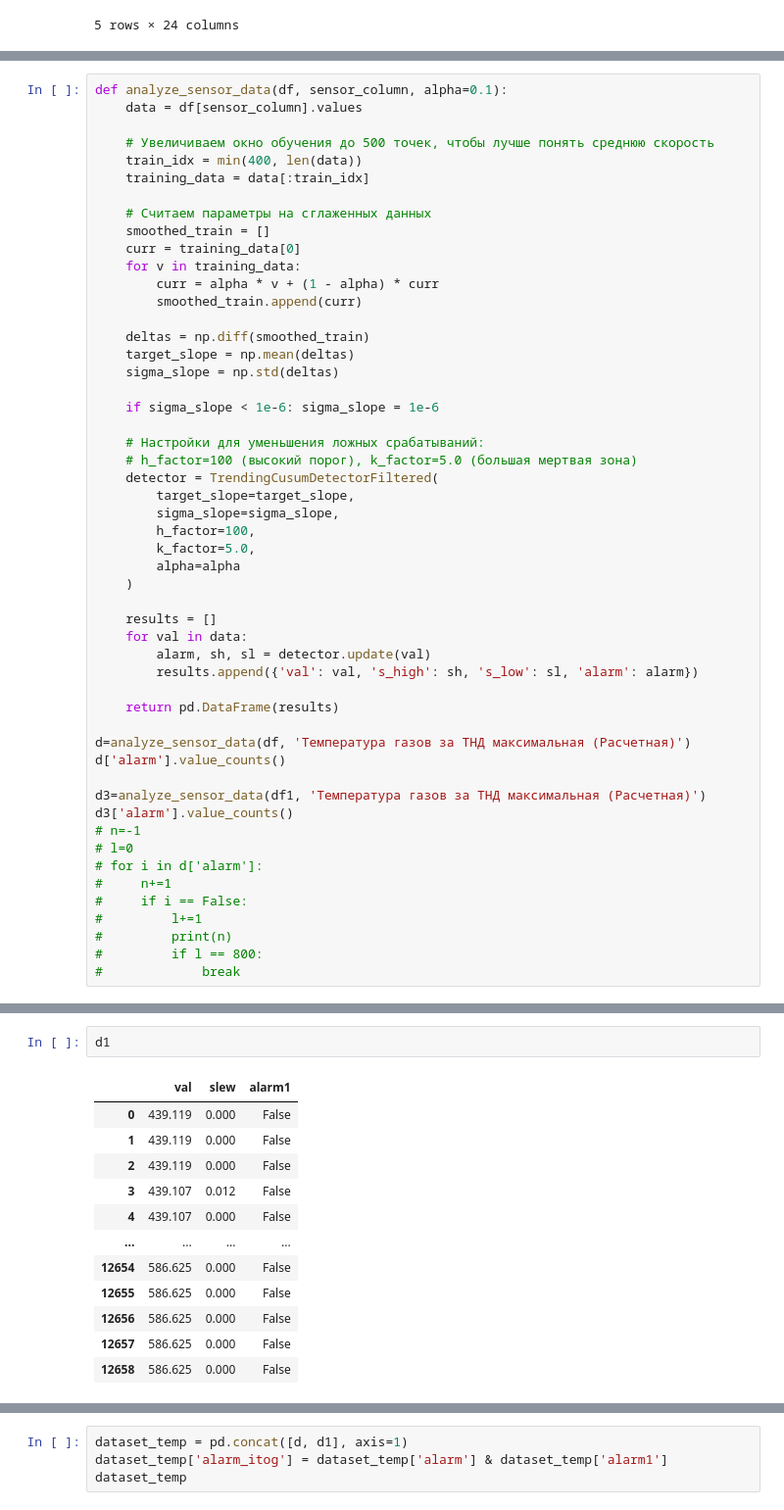
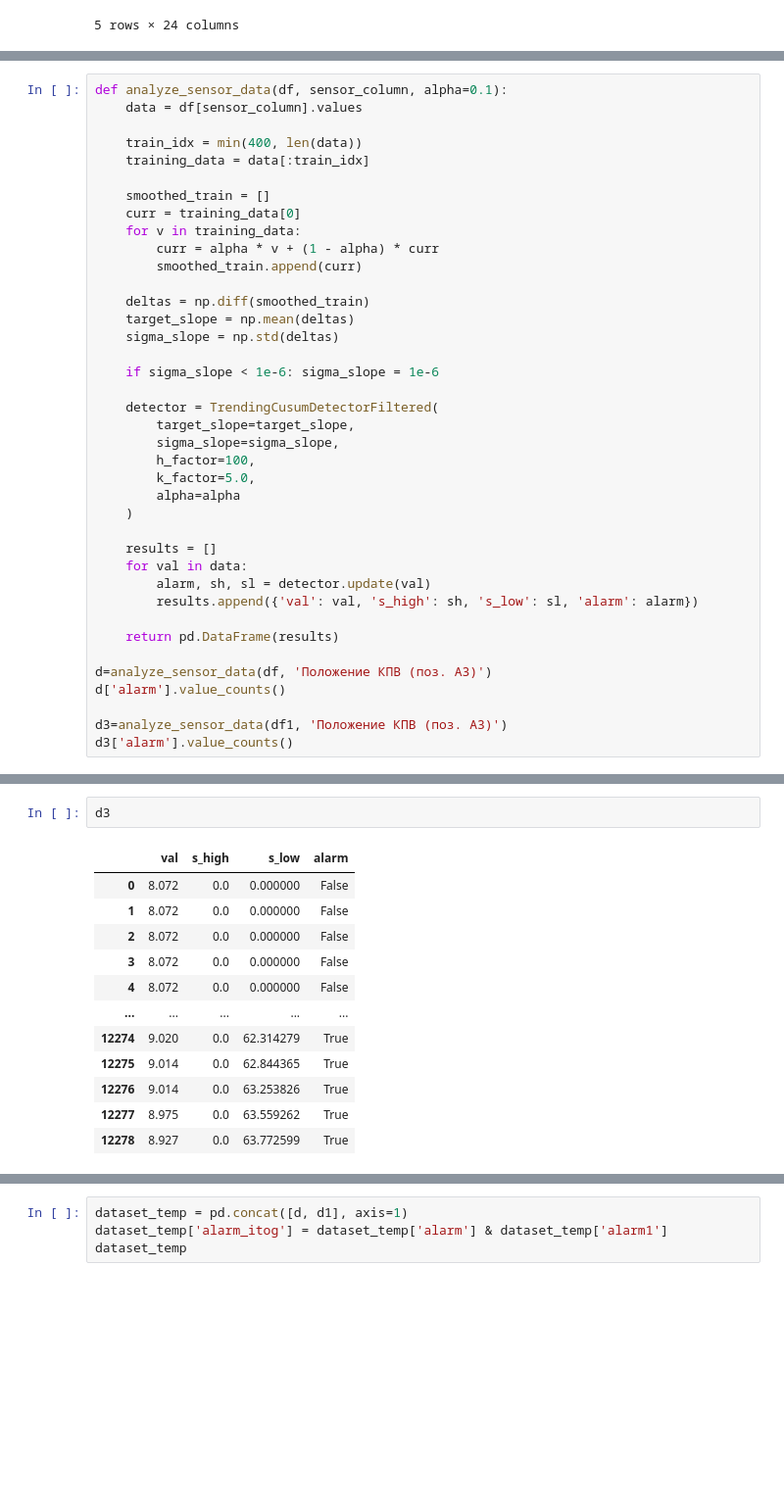
Before and after one commit to BogdanPustovalov/gazpromhacktask3, a Jupyter notebook: test.ipynb, the cells around one changed output, grey strips where cells are left out. Shown at 98% size. Cells and saved outputs as stored; diff of their text form; blank space fills up the shorter version.

```diff
--- a/test.ipynb
+++ b/test.ipynb
@@ -366,11 +194,9 @@ def accelerate(df, column):
 def analyze_sensor_data(df, sensor_column, alpha=0.1):
     data = df[sensor_column].values
 
-    # Увеличиваем окно обучения до 500 точек, чтобы лучше понять среднюю скорость
     train_idx = min(400, len(data))
     training_data = data[:train_idx]
 
-    # Считаем параметры на сглаженных данных
     smoothed_train = []
     curr = training_data[0]
     for v in training_data:
@@ -383,8 +209,6 @@ def analyze_sensor_data(df, sensor_column, alpha=0.1):
 
     if sigma_slope < 1e-6: sigma_slope = 1e-6
 
-    # Настройки для уменьшения ложных срабатываний:
-    # h_factor=100 (высокий порог), k_factor=5.0 (большая мертвая зона)
     detector = TrendingCusumDetectorFiltered(
         target_slope=target_slope,
         sigma_slope=sigma_slope,
@@ -400,19 +224,10 @@ def analyze_sensor_data(df, sensor_column, alpha=0.1):
 
     return pd.DataFrame(results)
 
-d=analyze_sensor_data(df, 'Температура газов за ТНД максимальная (Расчетная)')
+d=analyze_sensor_data(df, 'Положение КПВ (поз. A3)')
 d['alarm'].value_counts()
 
-d3=analyze_sensor_data(df1, 'Температура газов за ТНД максимальная (Расчетная)')
+d3=analyze_sensor_data(df1, 'Положение КПВ (поз. A3)')
 d3['alarm'].value_counts()
-# n=-1
-# l=0
-# for i in d['alarm']:
-#     n+=1
-#     if i == False:
-#         l+=1
-#         print(n)
-#         if l == 800:
-#             break
 # %% [output]
 alarm
@@ -620,15 +300,15 @@ d
 # %%
-d1
+d3
 # %% [output]
-|  | val | slew | alarm1 |
-| 0 | 439.119 | 0.000 | False |
-| 1 | 439.119 | 0.000 | False |
-| 2 | 439.119 | 0.000 | False |
-| 3 | 439.107 | 0.012 | False |
-| 4 | 439.107 | 0.000 | False |
-| ... | ... | ... | ... |
-| 12654 | 586.625 | 0.000 | False |
-| 12655 | 586.625 | 0.000 | False |
-| 12656 | 586.625 | 0.000 | False |
-| 12657 | 586.625 | 0.000 | False |
-| 12658 | 586.625 | 0.000 | False |
+|  | val | s_high | s_low | alarm |
+| 0 | 8.072 | 0.0 | 0.000000 | False |
+| 1 | 8.072 | 0.0 | 0.000000 | False |
+| 2 | 8.072 | 0.0 | 0.000000 | False |
+| 3 | 8.072 | 0.0 | 0.000000 | False |
+| 4 | 8.072 | 0.0 | 0.000000 | False |
+| ... | ... | ... | ... | ... |
+| 12274 | 9.020 | 0.0 | 62.314279 | True |
+| 12275 | 9.014 | 0.0 | 62.844365 | True |
+| 12276 | 9.014 | 0.0 | 63.253826 | True |
+| 12277 | 8.975 | 0.0 | 63.559262 | True |
+| 12278 | 8.927 | 0.0 | 63.772599 | True |
```
Also changed, not shown: parts of 19 cells of this notebook, 13 other files.
